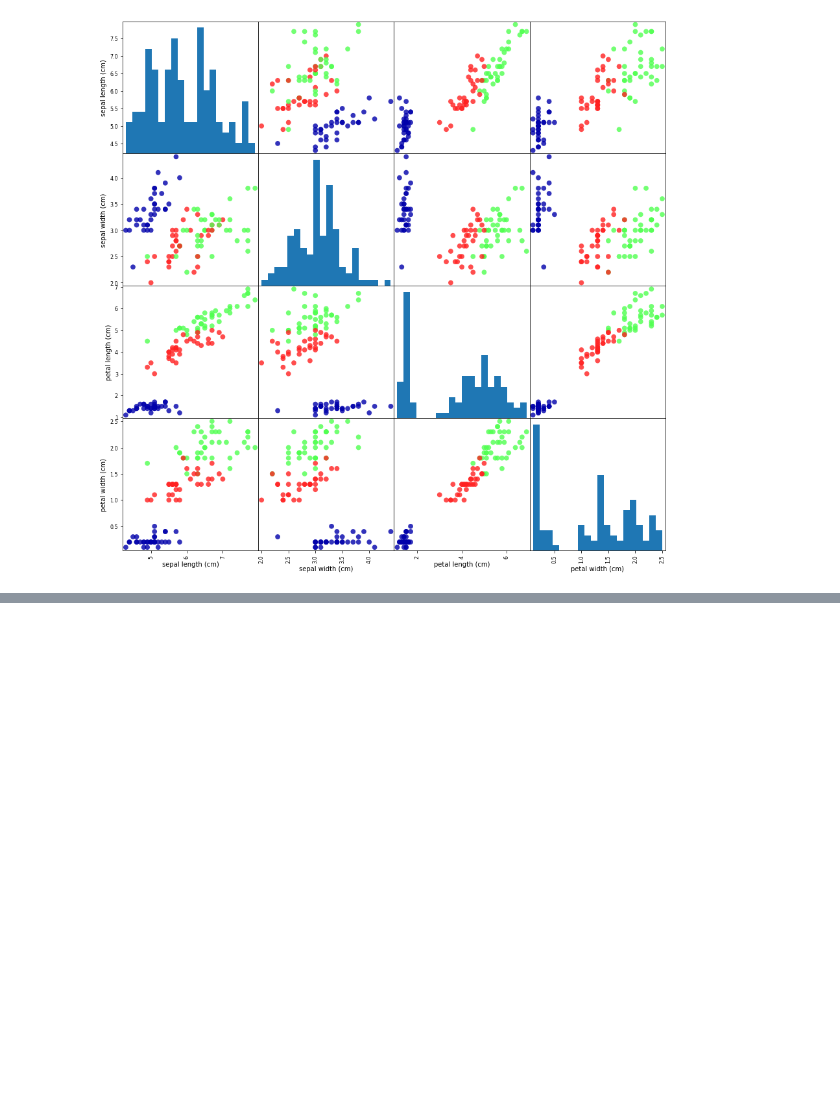
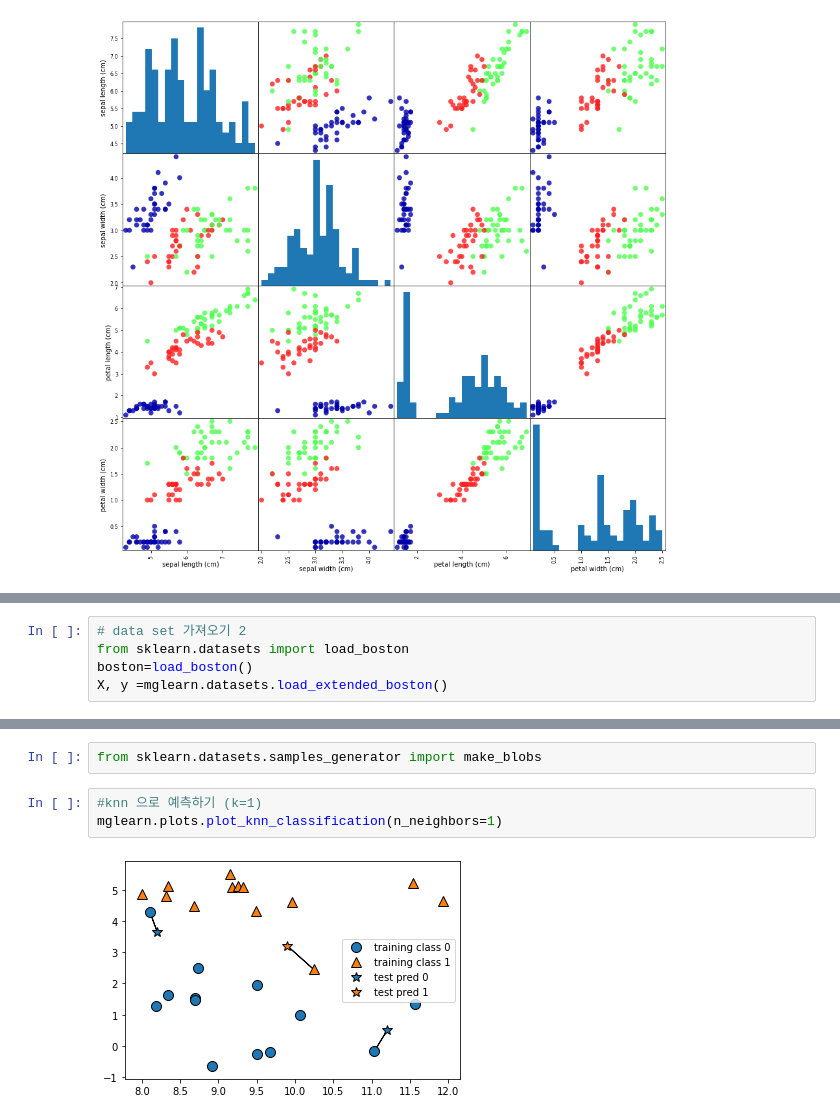
Before and after one commit to insunnydayz/sunny, a Jupyter notebook: 30days of coding.ipynb, the cells around one changed output, grey strips where cells are left out. Cells and saved outputs as stored; diff of their text form; blank space fills up the shorter version.

```diff
--- a/30days of coding.ipynb
+++ b/30days of coding.ipynb
@@ -93,0 +174,5 @@ array([[<matplotlib.axes._subplots.AxesSubplot object at 0x...>,
+# %%
+# data set 가져오기 2
+from sklearn.datasets import load_boston
+boston=load_boston()
+X, y =mglearn.datasets.load_extended_boston()
@@ -93,0 +181,7 @@ array([[<matplotlib.axes._subplots.AxesSubplot object at 0x...>,
+# %%
+from sklearn.datasets.samples_generator import make_blobs
+# %%
+#knn 으로 예측하기 (k=1)
+mglearn.plots.plot_knn_classification(n_neighbors=1)
+# %% [output]
+[figure, added]
```
Also changed, not shown: parts of 17 cells of this notebook.
